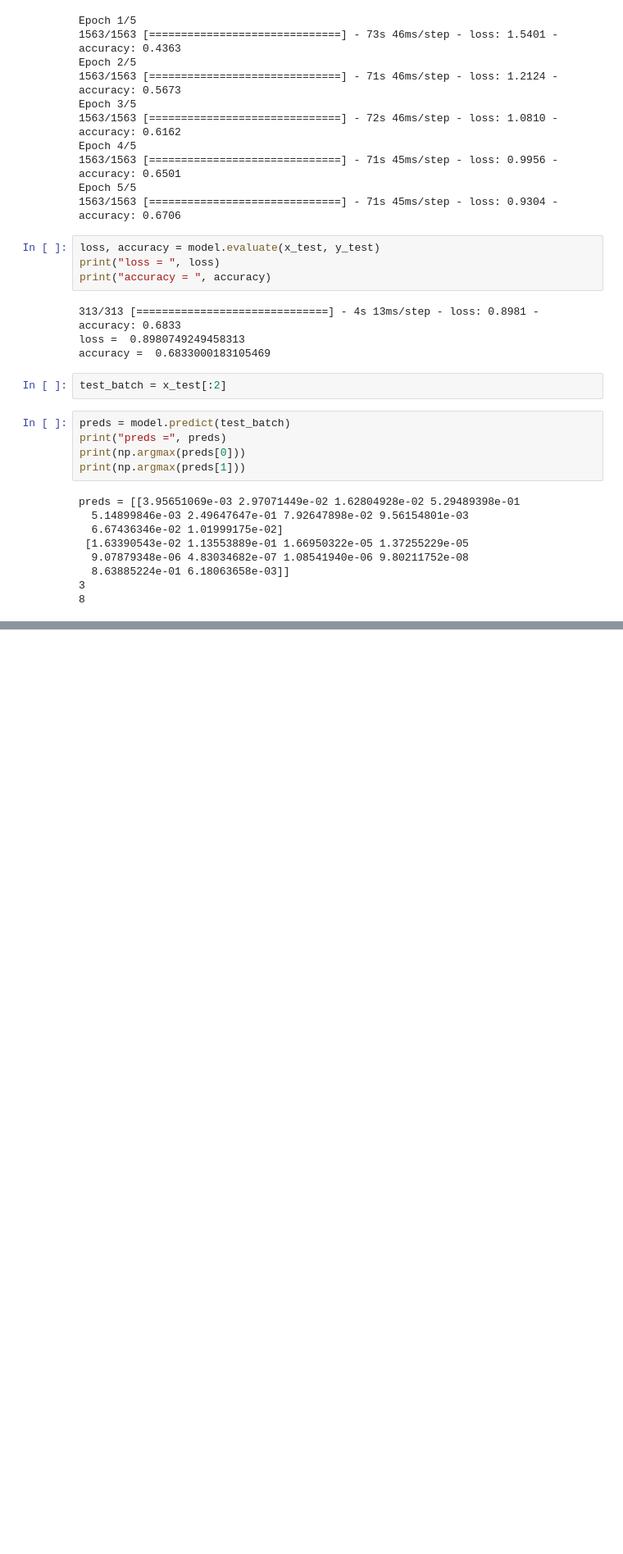
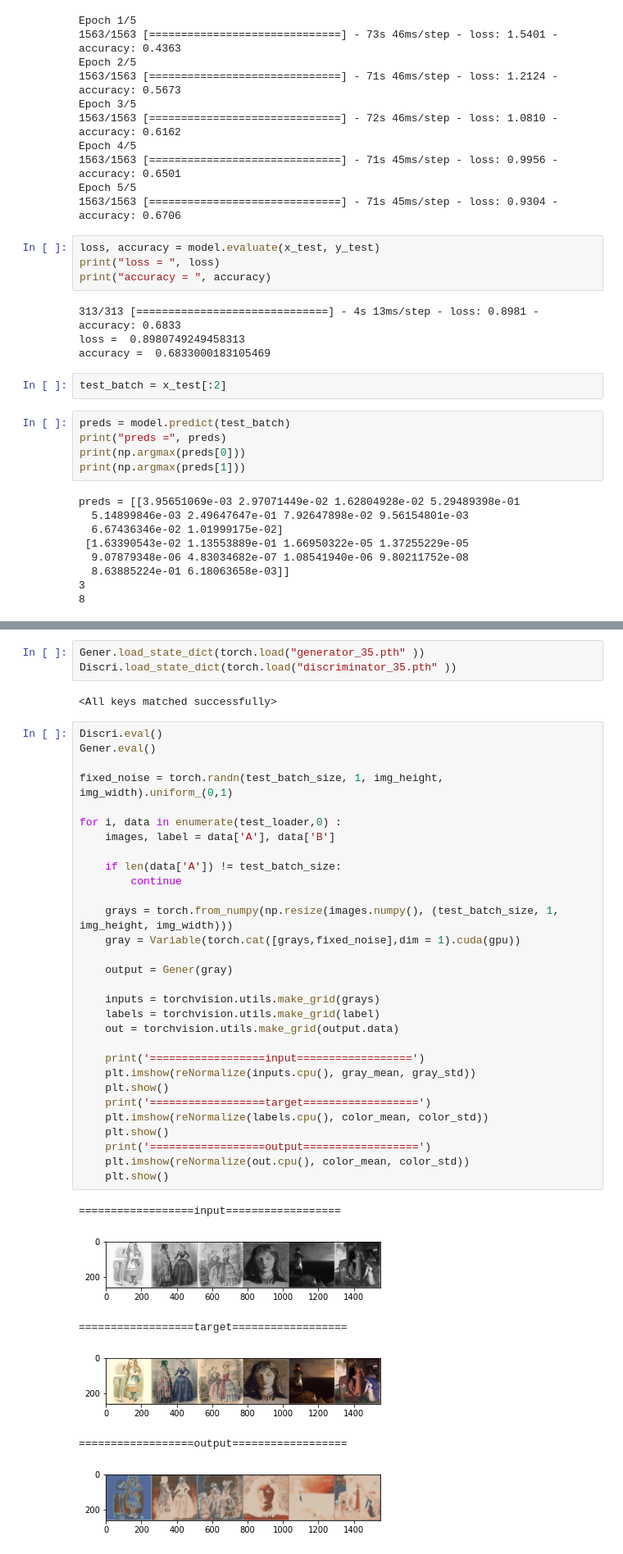
Before and after one commit to geun-hyoung/Machine-Learning-and-Artificial-Intelligence, a Jupyter notebook: ex_1.ipynb, the cells around one changed output, grey strips where cells are left out. Shown at 82% size. Saved outputs shown, nothing was run; the diff lists cells and outputs as text; blank space fills up the shorter version.

```diff
--- a/ex_1.ipynb
+++ b/ex_1.ipynb
@@ -327,0 +687,42 @@ preds = [[3.95651069e-03 2.97071449e-02 1.62804928e-02 5.29489398e-01
+# %%
+Gener.load_state_dict(torch.load("generator_35.pth" ))
+Discri.load_state_dict(torch.load("discriminator_35.pth" ))
+# %% [output]
+<All keys matched successfully>
+# %%
+Discri.eval()
+Gener.eval()
+
+fixed_noise = torch.randn(test_batch_size, 1, img_height, img_width).uniform_(0,1)
+
+for i, data in enumerate(test_loader,0) :
+    images, label = data['A'], data['B']
+
+    if len(data['A']) != test_batch_size:
+        continue
+
+    grays = torch.from_numpy(np.resize(images.numpy(), (test_batch_size, 1, img_height, img_width)))
+    gray = Variable(torch.cat([grays,fixed_noise],dim = 1).cuda(gpu))
+
+    output = Gener(gray)
+
+    inputs = torchvision.utils.make_grid(grays)
+    labels = torchvision.utils.make_grid(label)
+    out = torchvision.utils.make_grid(output.data)
+
+    print('==================input==================')
+    plt.imshow(reNormalize(inputs.cpu(), gray_mean, gray_std))
+    plt.show()
+    print('==================target==================')
+    plt.imshow(reNormalize(labels.cpu(), color_mean, color_std))
+    plt.show()
+    print('==================output==================')
+    plt.imshow(reNormalize(out.cpu(), color_mean, color_std))
+    plt.show()
+# %% [output]
+==================input==================
+[figure, added]
+==================target==================
+[figure, added]
+==================output==================
+[figure, added]
```
Also changed, not shown: parts of 17 cells of this notebook.
